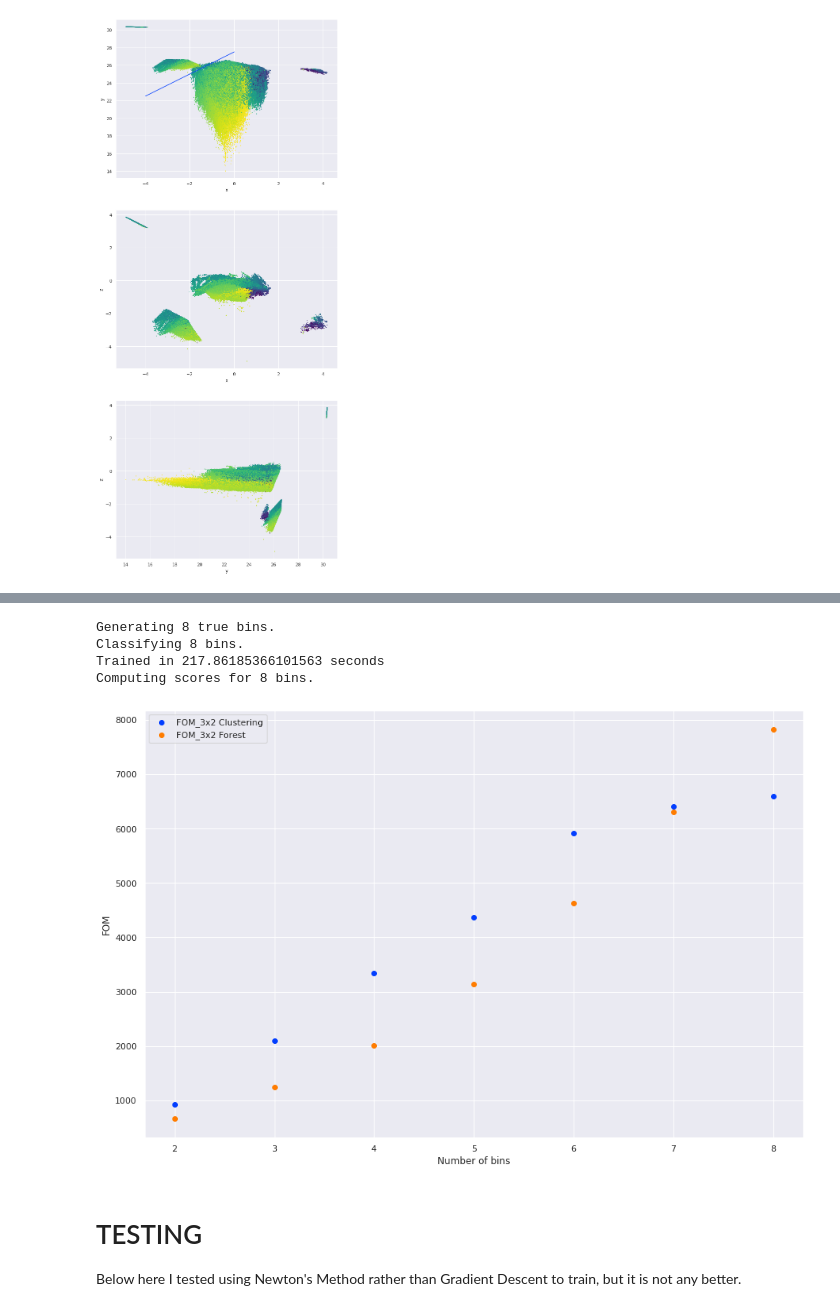
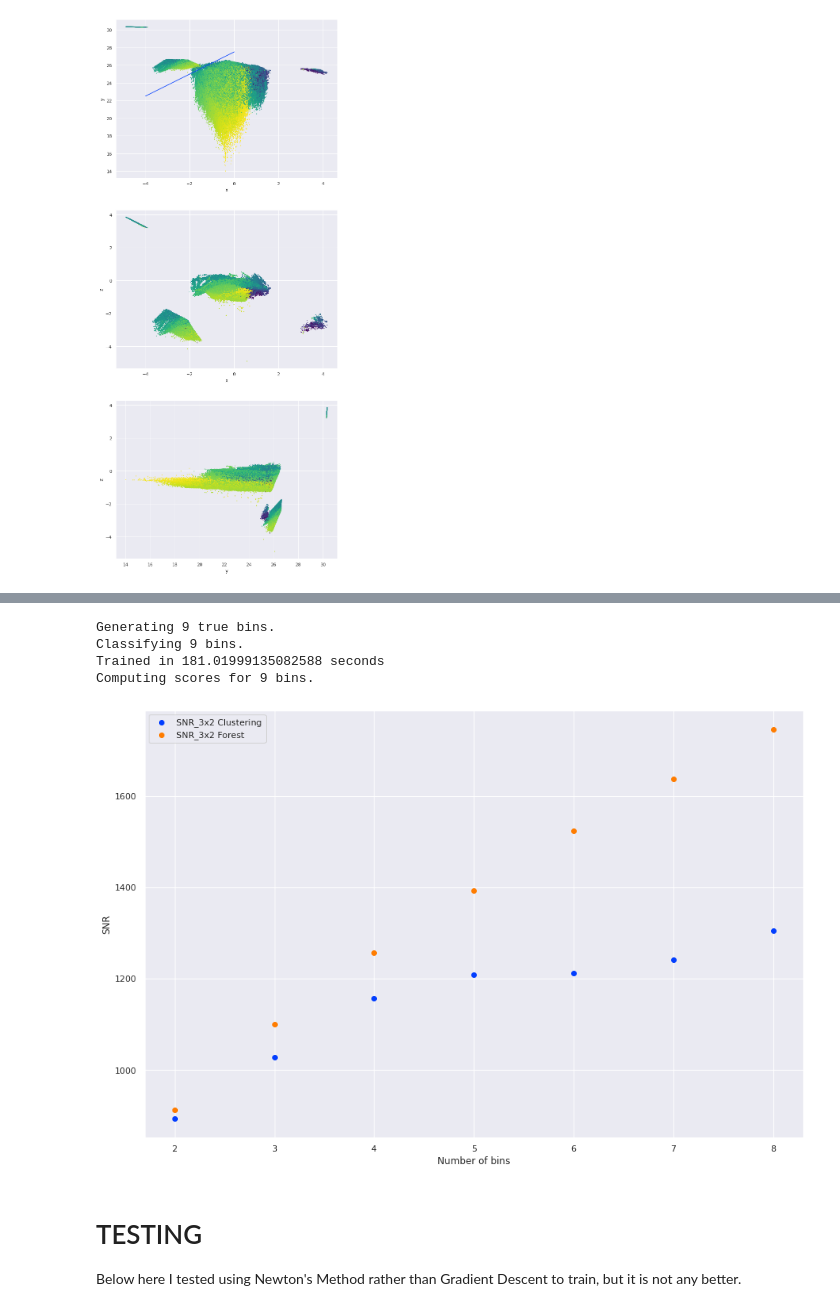
Before and after one commit to LSSTDESC/tomo_challenge, a Jupyter notebook: notebooks/pca_cluster.ipynb, the cells around one changed output, grey strips where cells are left out. Drawn from its saved outputs; the diff is of its cells as text; code cells hidden in the pictures.

```diff
--- a/notebooks/pca_cluster.ipynb
+++ b/notebooks/pca_cluster.ipynb
@@ -528,19 +529,23 @@ score_hist_jc[-1] = scores
 # %%
 # Compute those scores.
 score_hist_jc = []
+losses = []
+times = []
 
 fig, ax = plt.subplots(figsize=(15, 10))
 
 z_cut = z_train[cut]
-for j in range(2, 7):
+for j in range(2, 9):
     clear_output(wait=True)
     print(f"Classifying {j} bins.")
 
+    metric = "FOM_DETF"
     t0 = time.perf_counter()
-#     lr = 0.024 / j
-    centers = fit_centroids(data_cut, z_cut, num_centroids=j, num_epochs=70, impl="fom_detf")
+    centers, l = fit_centroids(data_cut, z_cut, num_centroids=j, num_epochs=100, impl=metric.lower())
+    losses.append(l)
     duration = time.perf_counter() - t0
     print(f"Trained in {duration} seconds")
+    times.append(duration)
 
     y_valid = classify(data_valid_r, centers)
 
@@ -549,6 +554,4 @@ for j in range(2, 7):
         score_hist_jc.append(tc.jc_compute_scores(y_valid, z_valid))
     except UnexpectedTracerError:
         score_hist_jc.append(tc.jc_compute_scores(y_valid, z_valid))
-plt.legend()
-plt.show()
 # %% [output]
@@ -573,0 +576,9 @@ WARNING:matplotlib.legend:No handles with labels found to put in legend.
+# %%
+fig, ax = plt.subplots(figsize=(10, 8))
+
+for i, l in enumerate(losses):
+    plt.plot(np.arange(len(l)), -np.asarray(l), label=i + 2)
+plt.legend()
+plt.xlabel("Epoch")
+# plt.savefig("loss-detf.png")
+plt.show()
@@ -574,6 +594,6 @@ WARNING:matplotlib.legend:No handles with labels found to put in legend.
 # %%
 # Look sometimes I don't want to wait 3 hours for this data to regenerate.
-with open("score_hist_range.json", "w") as f:
+with open("score_hist_snr_cyclic.json", "w") as f:
     json.dump(score_hist_jc, f)
 # %%
 metric = "FOM_DETF"
@@ -599,7 +620,7 @@ from sklearn.ensemble import RandomForestClassifier
 color_cut = color_data[cut]
 score_hist_forest = []
 
-for j in range(2, 9):
+for j in range(9, 10):
     clear_output(wait=True)
     print(f"Generating {j} true bins.")
 
@@ -635,10 +656,10 @@ for j in range(2, 9):
     except UnexpectedTracerError:
         score_hist_forest.append(tc.jc_compute_scores(y_valid, z_valid))
 # %% [output]
-Generating 8 true bins.
-Classifying 8 bins.
-Trained in 217.86185366101563 seconds
-Computing scores for 8 bins.
+Generating 9 true bins.
+Classifying 9 bins.
+Trained in 181.01999135082588 seconds
+Computing scores for 9 bins.
 # %%
 # Since this shouldn't change this is useful.
 with open("score_forest.json", "w") as f:
@@ -647,21 +668,37 @@ with open("score_forest.json", "w") as f:
 with open("score_forest.json", "r") as f:
     score_hist_forest = json.load(f)
 # %%
-metric = "FOM"
+metric = "SNR"
 x_hist = np.arange(2, len(score_hist_jc) + 2)
 score_cluster = np.asarray([x[f"{metric}_3x2"] for x in score_hist_jc])
 score_forest = np.asarray([x[f"{metric}_3x2"] for x in score_hist_forest])
 
 fig, ax = plt.subplots(figsize=(15, 10))
 
 plt.scatter(x_hist, score_cluster[x_hist - 2], label=f"{metric}_3x2 Clustering")
 plt.scatter(x_hist, score_forest[x_hist - 2], label=f"{metric}_3x2 Forest")
 plt.xlabel("Number of bins")
 plt.ylabel(metric)
 plt.legend()
-plt.savefig("hist_fom.png")
+
+# p = np.polyfit(x_hist[:-1], score_cluster[:-1], 1)
+# plt.plot(x_hist, p[0]*x_hist + p[1], c="r")
+
+# p_upper = np.polyfit(x_hist[4:7], score_cluster[4:7], 1)
+# plt.plot(x_hist, p_upper[0]*x_hist + p_upper[1], c="g")
+
+# p_thing = np.polyfit(x_hist, score_forest[x_hist - 2], 2)
+# exps = np.flip(np.arange(0, len(p_thing)))
+
+# val = 0
+# x_fit = np.linspace(2, x_hist.max(), 25)
+# for e, i in enumerate(exps):
+#     val += x_fit ** e * p_thing[i]
+# plt.plot(x_fit, val, c="c")
+
+plt.savefig("hist_snr.png")
 # %% [output]
-[figure, old version]
+[figure, new version]
 # %% [markdown]
 # TESTING
 Below here I tested using Newton's Method rather than Gradient Descent to train, but it is not any better.
```
Also changed, not shown: parts of 16 cells of this notebook, 2 other files.
